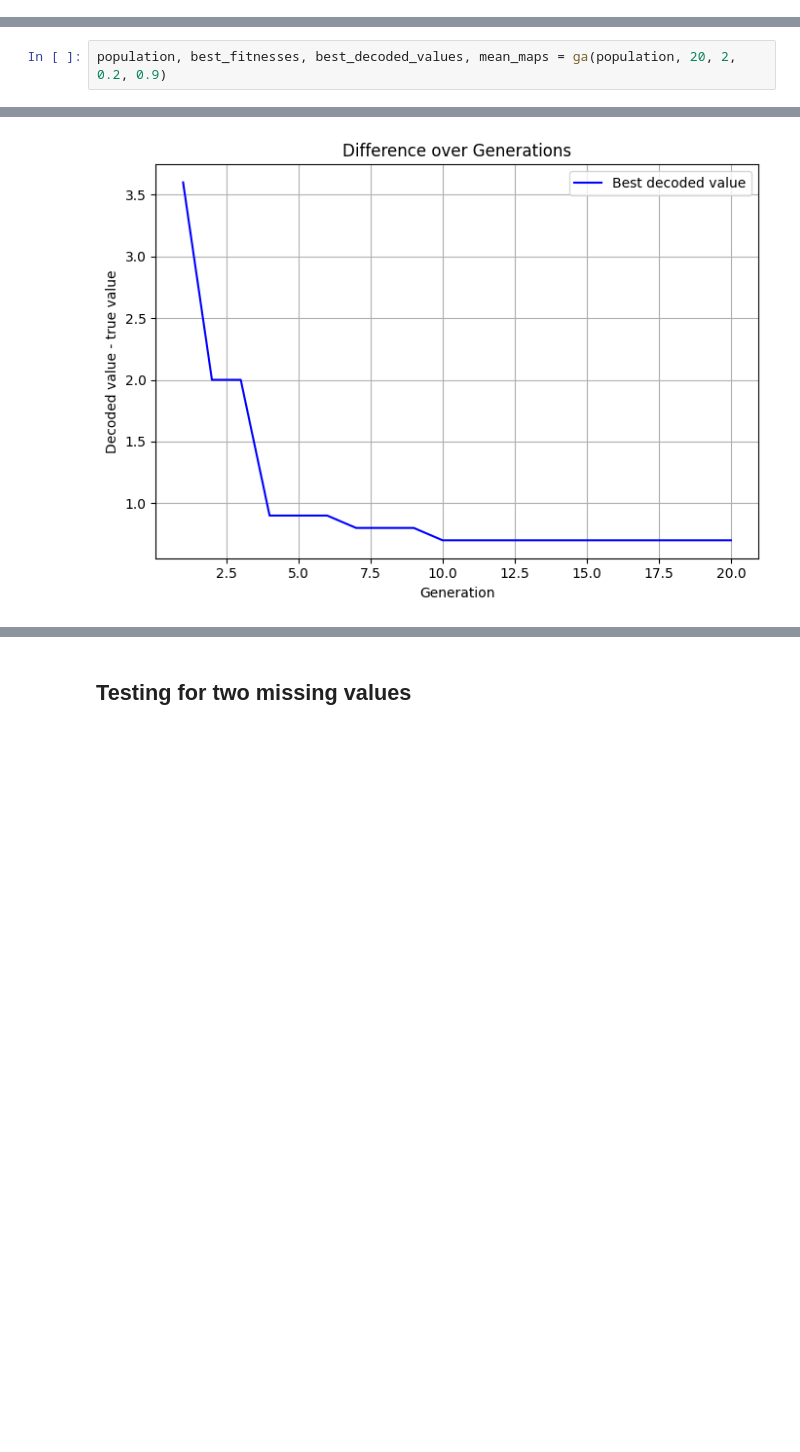
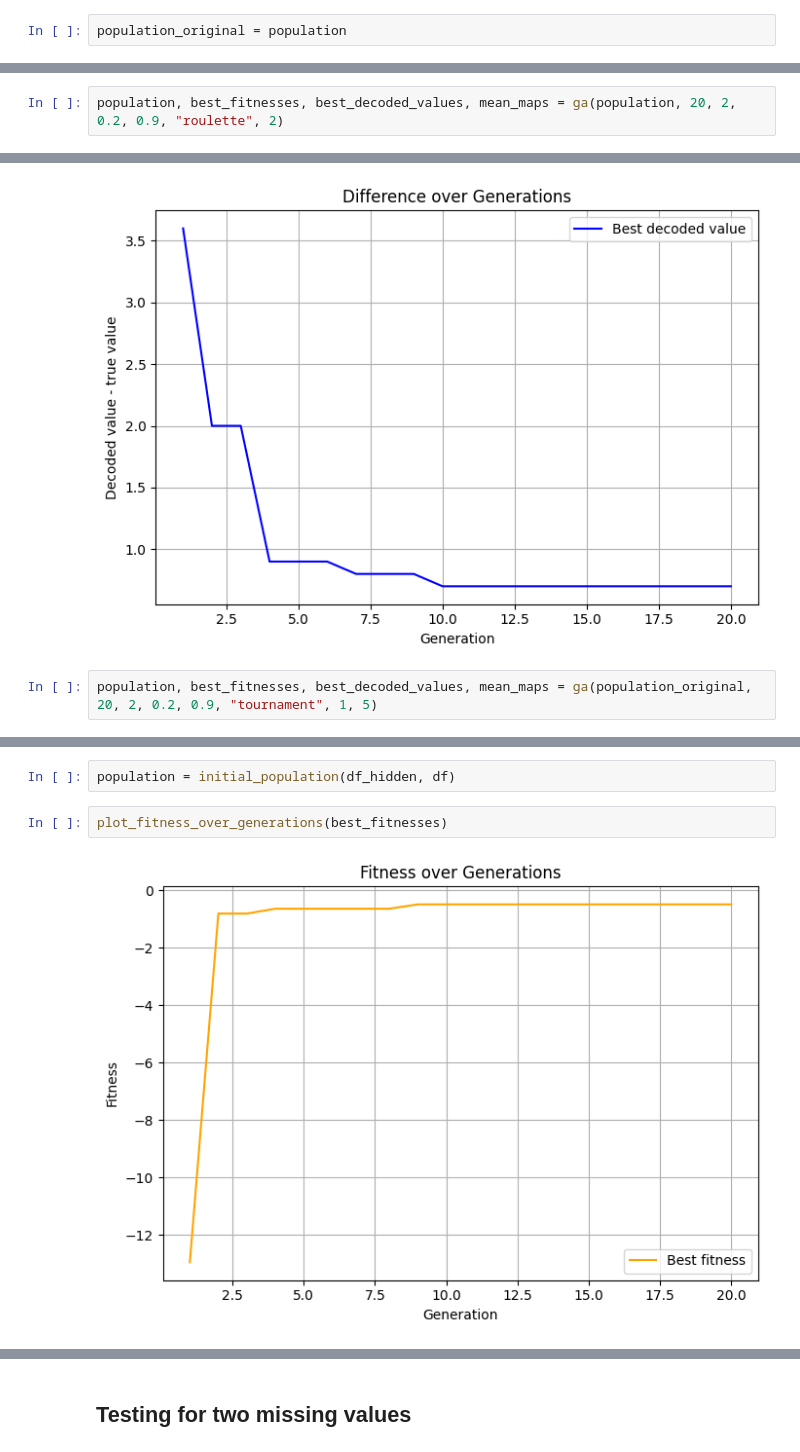
Before and after one commit to djurdjam02/CIProject, a Jupyter notebook: main.ipynb, the cells around one changed output, grey strips where cells are left out. Drawn from its saved outputs; the diff is of its cells as text; blank space fills up the shorter version.

```diff
--- a/main.ipynb
+++ b/main.ipynb
@@ -472,3 +486,5 @@ population = initial_population(df_hidden, df)
+# %%
+population_original = population
 # %%
 for individual in population:
     print(individual)
@@ -493,7 +509,7 @@ Chromosome binary code is 11011110 and decoded value is 42.9 (at row 0, column 2
 
 Chromosome binary code is 01000011 and decoded value is 27.4 (at row 0, column 2)
 # %%
-population, best_fitnesses, best_decoded_values, mean_maps = ga(population, 20, 2, 0.2, 0.9)
+population, best_fitnesses, best_decoded_values, mean_maps = ga(population, 20, 2, 0.2, 0.9, "roulette", 2)
 # %% [output]
 --- Generation 0 ---
 Code: 00011101 | Decoded: 23.6 | Fitness: -12.96000000000001
@@ -566,3 +582,5 @@ Predicted value for null in RCBD table with GA is: 20.7
 plot_difference_over_generations(best_decoded_values, true_value)
 # %% [output]
 [figure]
+# %%
+population, best_fitnesses, best_decoded_values, mean_maps = ga(population_original, 20, 2, 0.2, 0.9, "tournament", 1, 5)
@@ -568,0 +605,6 @@ plot_difference_over_generations(best_decoded_values, true_value)
+# %%
+population = initial_population(df_hidden, df)
+# %%
+plot_fitness_over_generations(best_fitnesses)
+# %% [output]
+[figure, added]
```
Also changed, not shown: parts of 28 cells of this notebook.
